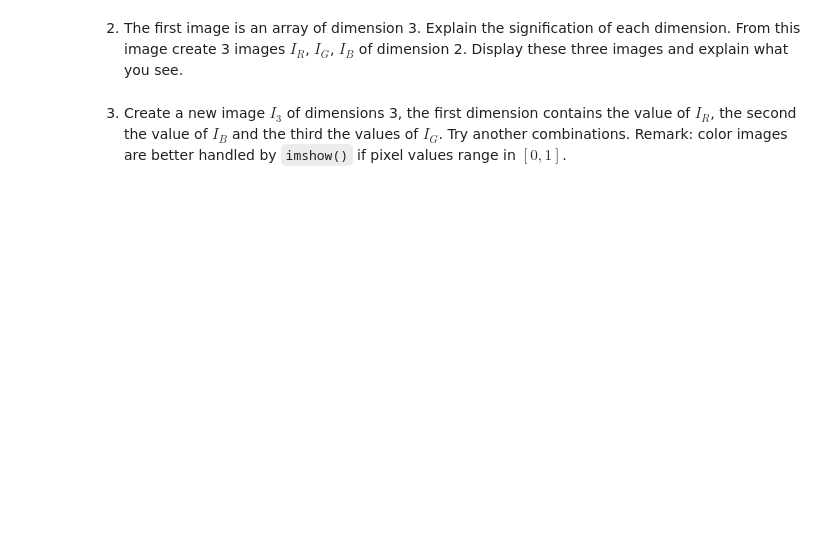
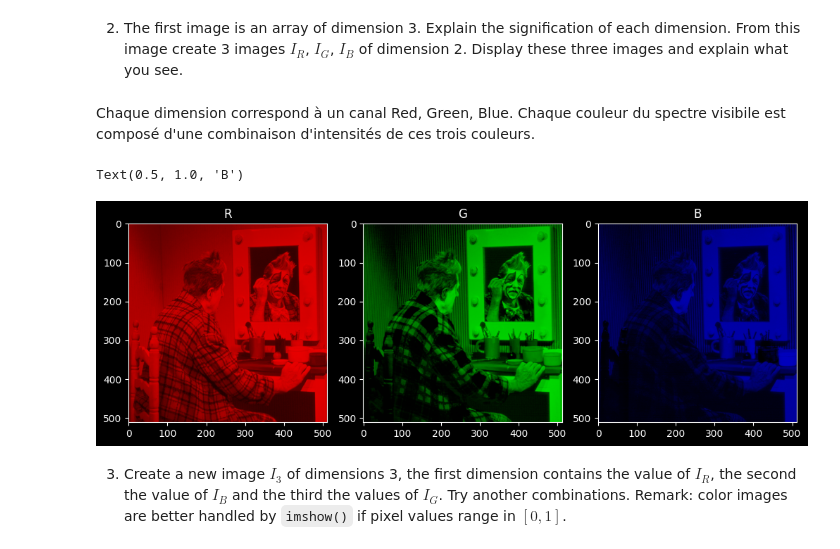
Before and after one commit to HugoRdet/BIMA, a Jupyter notebook: TME4/TME4.ipynb, the cells around one changed output. Saved outputs shown, nothing was run; the diff lists cells and outputs as text; code cells hidden in the pictures; blank space fills up the shorter version.

```diff
--- a/TME4/TME4.ipynb
+++ b/TME4/TME4.ipynb
@@ -214,4 +245,37 @@ def antiAliasingFilter(n,m):
 # %% [markdown]
 2. The first image is an array of dimension 3. Explain the signification of each dimension. From this image create 3 images $I_R$, $I_G$, $I_B$ of dimension 2. Display these three images and explain what you see.
+# %% [markdown]
+Chaque dimension correspond à un canal Red, Green, Blue. Chaque couleur du spectre visibile est composé d'une combinaison d'intensités de ces trois couleurs.
+# %%
+
+Ig=clown.copy()
+Ir=clown.copy()
+Ib=clown.copy()
+
+Ir[:,:,1]=0
+Ir[:,:,2]=0
+Ir=Ir/255.0
+
+Ig[:,:,0]=0
+Ig[:,:,2]=0
+Ig=Ig/255.0
+
+Ib[:,:,0]=0
+Ib[:,:,1]=0
+Ib=Ib/255.0
+
+axs = (plt.figure(constrained_layout=True,figsize=(w/40,h/80))
+       .subplots(1, 3))
+axs[0].imshow(Ir)
+
+
+axs[0].set_title('R')
+axs[1].imshow(Ig)
+axs[1].set_title('G')
+axs[2].imshow(Ib)
+axs[2].set_title('B')
+# %% [output]
+Text(0.5, 1.0, 'B')
+[figure, added]
 # %% [markdown]
 3. Create a new image $I_3$ of dimensions 3, the first dimension contains the value of $I_R$, the second the value of $I_B$ and the third the values of $I_G$. Try another combinations. Remark: color images are better handled by `imshow()` if pixel values range in $[0,1]$.
```
Also changed, not shown: parts of 11 cells of this notebook.
